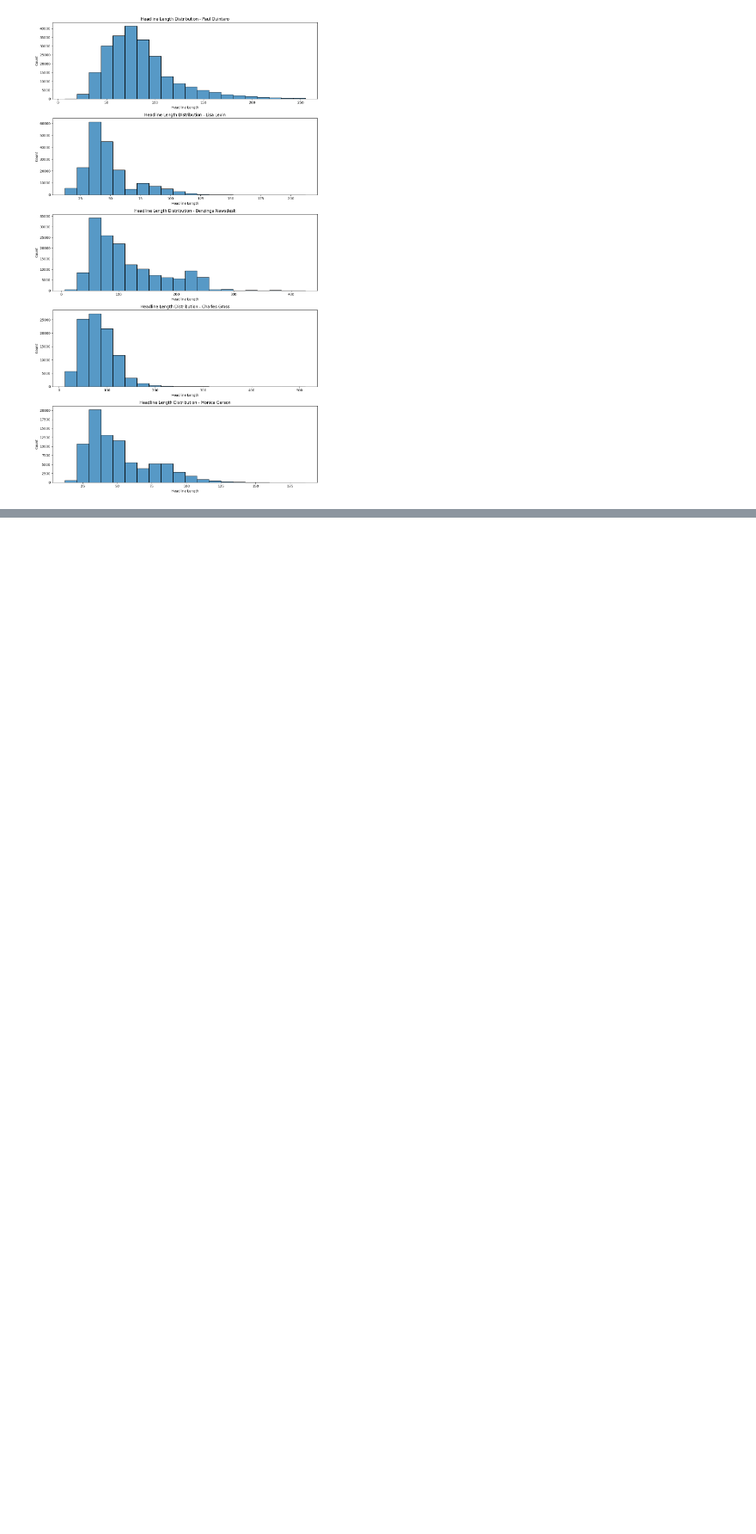
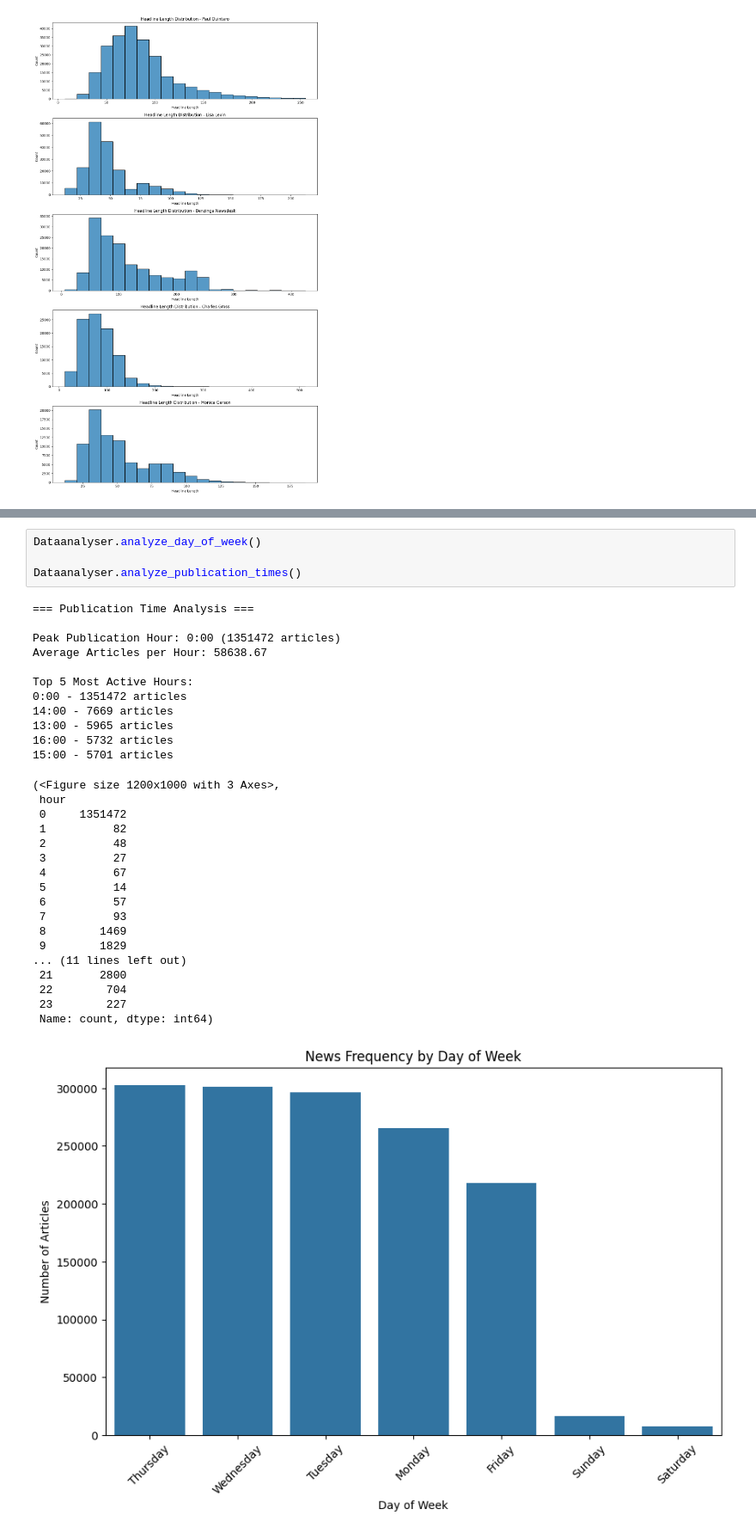
Before and after one commit to abdurezakarage/Nova_Financial, a Jupyter notebook: notbooks/SentimentAnalysis.ipynb, the cells around one changed output, grey strips where cells are left out. Shown: that part at 86% size. Drawn from its saved outputs; the diff is of its cells as text; blank space fills up the shorter version.

```diff
--- a/notbooks/SentimentAnalysis.ipynb
+++ b/notbooks/SentimentAnalysis.ipynb
@@ -128,0 +122,34 @@ AttributeError: Can only use .dt accessor with datetimelike values
+# %%
+Dataanalyser.analyze_day_of_week()
+
+Dataanalyser.analyze_publication_times()
+# %% [output]
+=== Publication Time Analysis ===
+
+Peak Publication Hour: 0:00 (1351472 articles)
+Average Articles per Hour: 58638.67
+
+Top 5 Most Active Hours:
+0:00 - 1351472 articles
+14:00 - 7669 articles
+13:00 - 5965 articles
+16:00 - 5732 articles
+15:00 - 5701 articles
+(<Figure size 1200x1000 with 3 Axes>,
+ hour
+ 0     1351472
+ 1          82
+ 2          48
+ 3          27
+ 4          67
+ 5          14
+ 6          57
+ 7          93
+ 8        1469
+ 9        1829
+... (11 lines left out)
+ 21       2800
+ 22        704
+ 23        227
+ Name: count, dtype: int64)
+[figure, added]
```
Also changed, not shown: parts of 8 cells of this notebook, 8 other files.
